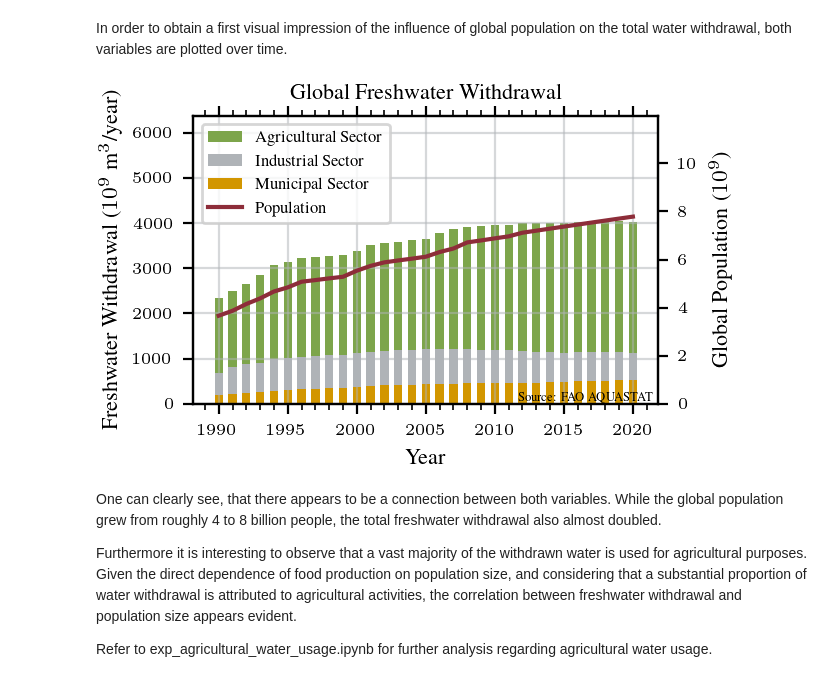
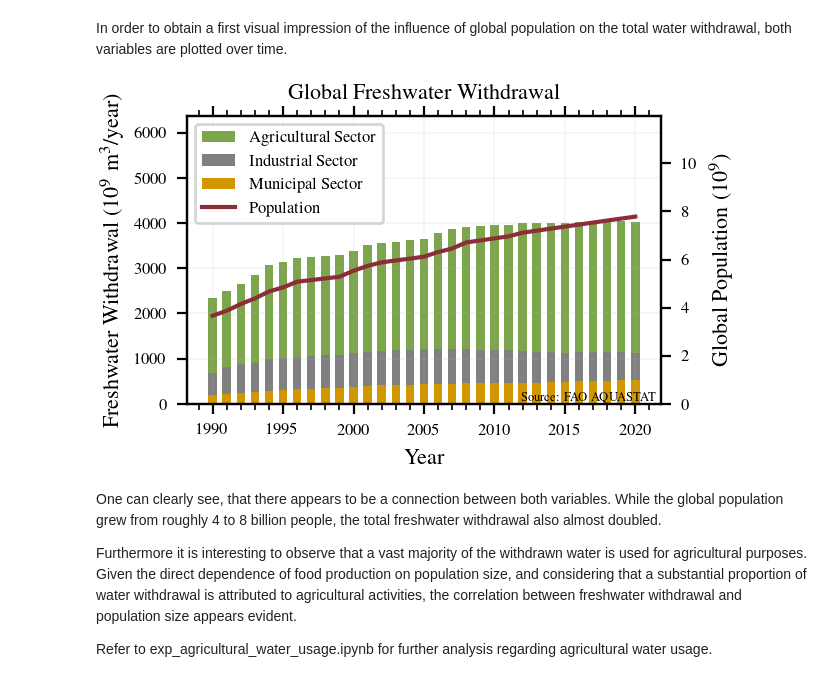
Before and after one commit to am9zZWY/team-aqua, a Jupyter notebook: exp/exp_population_hypothesis_test.ipynb, the cells around one changed output. Saved outputs shown, nothing was run; the diff lists cells and outputs as text; code cells hidden in the pictures.

Commit message:
Added Plots and Plot Scripts

```diff
--- a/exp/exp_population_hypothesis_test.ipynb
+++ b/exp/exp_population_hypothesis_test.ipynb
@@ -21,6 +21,8 @@ plt.rcParams.update(bundles.icml2022())
 plt.rcParams.update({"figure.dpi": 200})
 
 sys.path.insert(1, os.path.abspath(os.getcwd()[:-3]))
+
+save_figs = True
 # %% [markdown]
 ### Import FAO Aquastat Data ###
 ----------------------------------------------------------
@@ -102,50 +104,55 @@ for i, year in enumerate(years):
         else:
             population[i] = df_filtered[var].sum()
 
-plt.rcParams.update(bundles.icml2022())
+import logging
+logging.getLogger('matplotlib.font_manager').disabled = True
+
+#plt.rcParams.update(bundles.icml2022())
+plt.rcParams.update(bundles.icml2022(column='half', nrows=1, ncols=1))
 fig = plt.figure()
 ax = fig.add_subplot(1, 1, 1)
 
 ax.set_title('Global Freshwater Withdrawal')
 
 # Grid
-ax.grid(True, which='major', color=rgb.tue_gray, alpha=0.5)
+ax.grid(True, which='major', color=rgb.tue_gray, alpha=0.8, linewidth = 0.1)
 
 # X-axis
 ax.set_xlabel('Year')
 ax.xaxis.set_ticks_position('both')
 ax.xaxis.set_minor_locator(plt.MultipleLocator(1))
 ax.set_ylabel("Freshwater Withdrawal ($10^9$ m$^3$/year)")
 
 width = 0.6
 # ax.bar(years_np_arr - width / 2, water[:,0], width, color = rgb.tue_blue)
 ax.bar(years_np_arr, water[:, 3], bottom=water[:, 1] + water[:, 2], width=width, color=rgb.tue_green,
        label='Agricultural Sector')
-ax.bar(years_np_arr, water[:, 2], bottom=water[:, 1], width=width, color=rgb.tue_gray,
+ax.bar(years_np_arr, water[:, 2], bottom=water[:, 1], width=width, color='grey',
        label='Industrial Sector')
 ax.bar(years_np_arr, water[:, 1], width=width, color=rgb.tue_orange, label='Municipal Sector')
 
 # plot population on second y-axis
 ax2 = ax.twinx()
 ax2.plot(years_np_arr, population * 1000 / 10**9, color=rgb.tue_red, label='Population')
 
 # set axis scaling
 ax2.set_ylim(0, 1.5*ax2.get_ylim()[1])
 ax.set_ylim(0, 1.5*ax.get_ylim()[1])
 
 ax2.set_ylabel("Global Population ($10^9$)")
 
 # Add source
 ax.text(0.99, 0.01, 'Source: FAO AQUASTAT', fontsize = 'xx-small', transform=ax.transAxes, ha='right', color=(0,0,0))
 
 # plot legends in one window
 lines, labels = ax.get_legend_handles_labels()
 lines2, labels2 = ax2.get_legend_handles_labels()
 ax2.legend(lines + lines2, labels + labels2, loc=0)
 
-plt.show()
+if save_figs:
+    plt.savefig('../doc/water/fig/fig_population/global_water_withdrawal.pdf')
 # %% [output]
-[figure, old version]
+[figure, new version]
 # %% [markdown]
 One can clearly see, that there appears to be a connection between both variables. While the global population grew from roughly 4 to 8 billion people, the total freshwater withdrawal also almost doubled.
 
```
Also changed, not shown: parts of 2 cells of this notebook, 5 other files.
